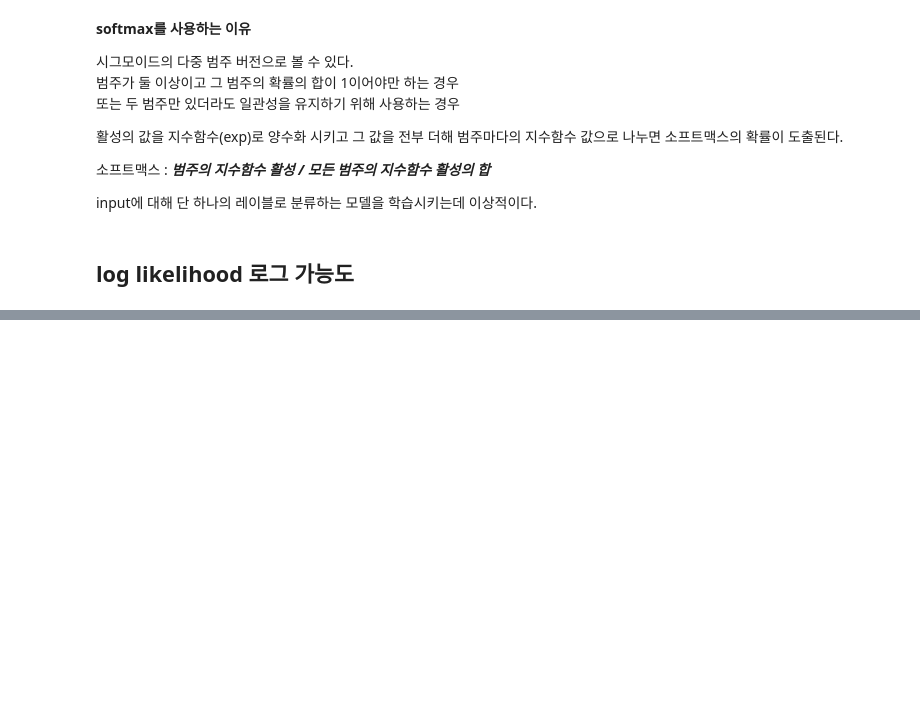
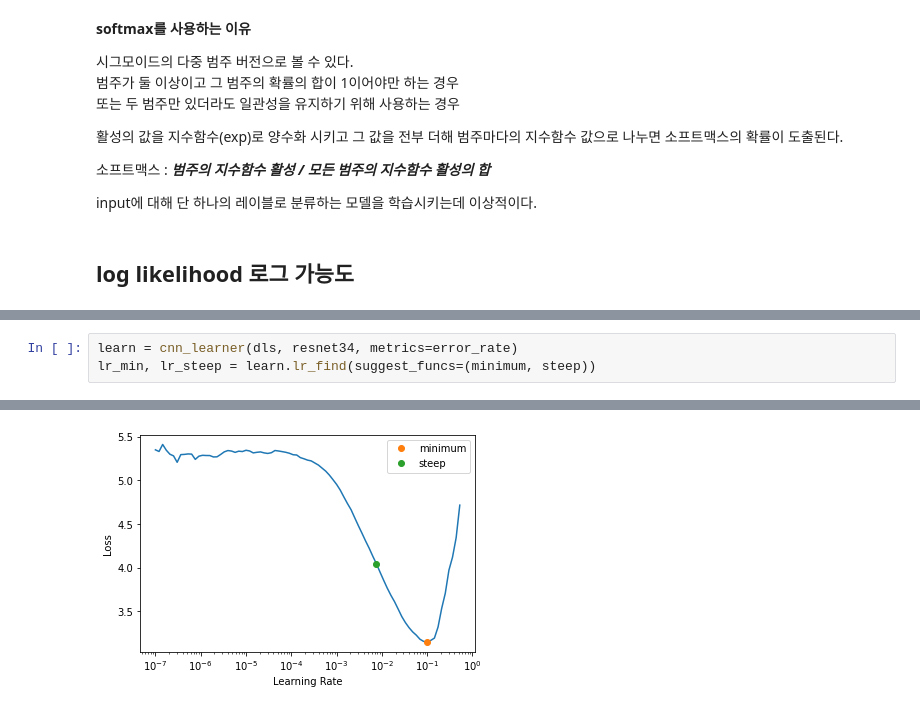
Before and after one commit to 2naff/fastai, a Jupyter notebook: Lesson5.ipynb, the cells around one changed output, grey strips where cells are left out. Drawn from its saved outputs; the diff is of its cells as text; blank space fills up the shorter version.

```diff
--- a/Lesson5.ipynb
+++ b/Lesson5.ipynb
@@ -232,0 +266,4 @@ tensor([-0.0025, -0.5336, -0.0247, -0.8862, -0.7508, -0.7080])
+# %%
+learn = cnn_learner(dls, resnet34, metrics=error_rate)
+lr_min, lr_steep = learn.lr_find(suggest_funcs=(minimum, steep))
+# %% [output]
@@ -232,0 +271 @@ tensor([-0.0025, -0.5336, -0.0247, -0.8862, -0.7508, -0.7080])
+[figure, added]
```
Also changed, not shown: parts of 35 cells of this notebook, 1 other file.
